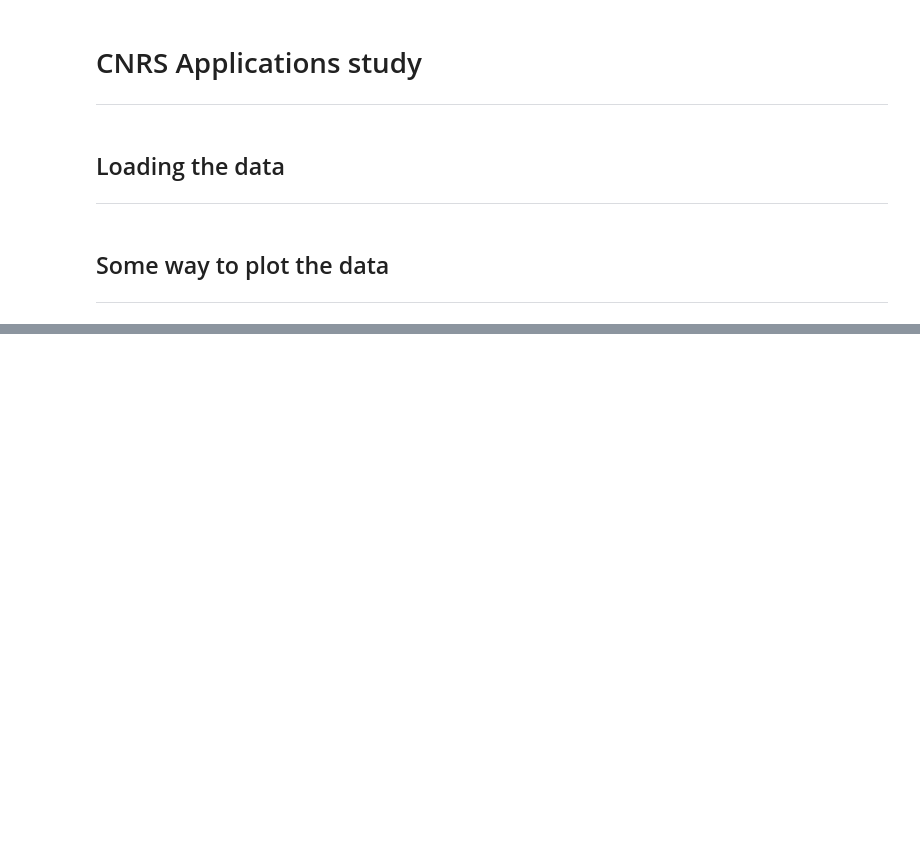
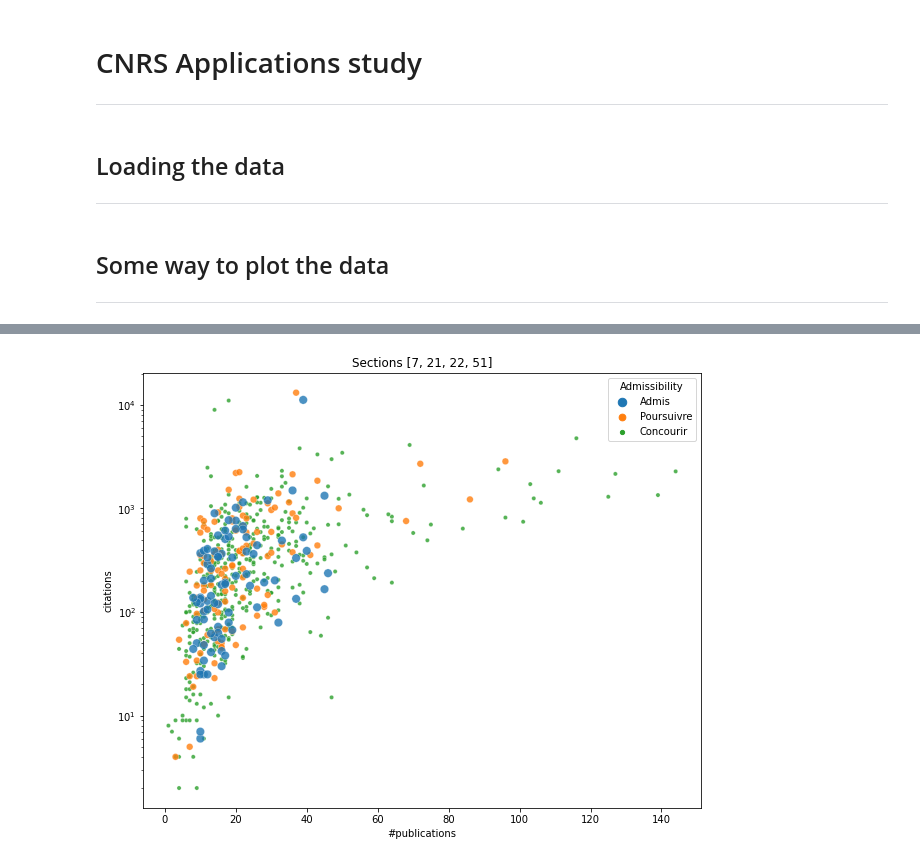
Before and after one commit to leoguignard/CNRS-scrape, a Jupyter notebook: Plotting.ipynb, the cells around one changed output, grey strips where cells are left out. Cells and saved outputs as stored; diff of their text form; code cells hidden in the pictures; blank space fills up the shorter version.

```diff
--- a/Plotting.ipynb
+++ b/Plotting.ipynb
@@ -40,0 +47,29 @@ fig.tight_layout()
+# %%
+import pandas as pd
+import numpy as np
+
+comp_order = lambda v: [ad_order.get(v[0], -1), v[1]]
+out = {}
+for y in years:
+    for s in sections:
+        tmp = pd_candidates[pd_candidates[f'{y} {s} section']]
+        for k, v in zip(tmp['Name'], tmp[f'{y} {s} Admissibility']):
+            out.setdefault(k, []).append((v, y))
+best = {k: max(v, key=comp_order) for k, v in out.items()}
+data = []
+for n, info in best.items():
+    tmp = pd_candidates[pd_candidates['Name']==n]
+    data.append([n, info[0], int(tmp[f'#publications {info[1]}']), int(tmp[f'citations {info[1]}'])])
+data = pd.DataFrame(data, columns=['Name', 'Admissibility', '#publications', 'citations'])
+sorted_data = data.sort_values(by='Admissibility',
+                               key=lambda v: list(map(ad_order.get, v)), ascending=True)
+
+fig, ax = plt.subplots(figsize=(10, 8))
+ax.set(yscale='log')
+sns.scatterplot(data=sorted_data, x='#publications', y='citations', ax=ax, alpha=.8,
+                hue='Admissibility', hue_order=hue_order, size='Admissibility',
+                size_order=hue_order);
+ax.set_title(f'Sections {[int(v) for v in sections]}');
+fig.savefig(f'outputs/all_together.png')
+# %% [output]
+[figure, added]
```
Also changed, not shown: parts of 2 cells of this notebook, 1 other file.
